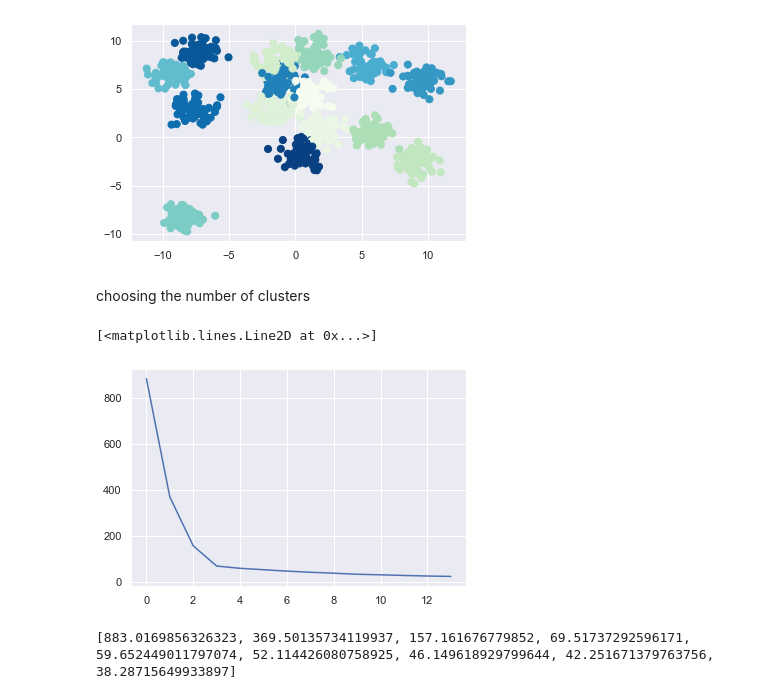
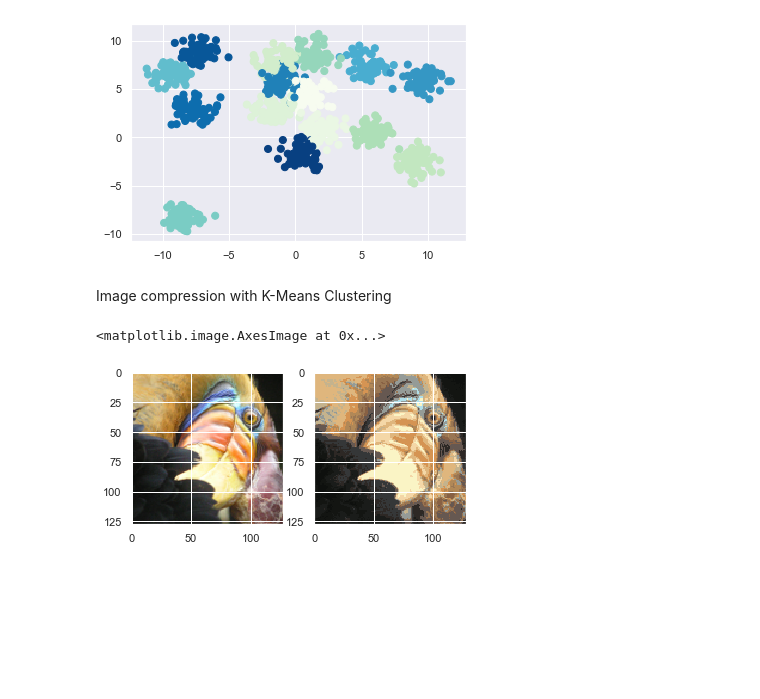
Before and after one commit to linearsachin/ml, a Jupyter notebook: kmeans.ipynb, the cells around one changed output. Cells and saved outputs as stored; diff of their text form; code cells hidden in the pictures; blank space fills up the shorter version.

```diff
--- a/kmeans.ipynb
+++ b/kmeans.ipynb
@@ -107,5 +104,3 @@ plt.scatter(X[:, 0], X[:, 1], s=50,c=y, cmap='GnBu');
 plt.show()
 # %% [output]
 [figure]
-# %% [markdown]
-choosing the number of clusters
@@ -115,14 +107,23 @@ X, y = make_blobs(n_samples=100, centers=4,random_state=0, cluster_std=0.6)
-# %%
-j_cost=[]
-for i in range(1,15):
-    centroids,clusterassgn,costfunc = kmean(X,i,1000)
-    j_cost.append(costfunc)
-# %%
-plt.plot(np.arange(len(j_cost)),j_cost)
-# %% [output]
-[<matplotlib.lines.Line2D at 0x...>]
-[figure, removed]
-# %%
-print(j_cost)
-# %% [output]
-[883.0169856326323, 369.50135734119937, 157.161676779852, 69.51737292596171, 59.652449011797074, 52.114426080758925, 46.149618929799644, 42.251671379763756, 38.28715649933897]
+# %% [markdown]
+Image compression with K-Means Clustering
+# %%
+image_mat = loadmat("bird_small.mat")
+A = image_mat["A"]
+
+image = (A/255).reshape(128*128,3)
+K = 16
+num_iters = 10
+centroids2,cluster,cost=kmean(image, K, num_iters)
+# %%
+m2,n2 = A.shape[0],A.shape[1]
+image_recovered = image.copy()
+for i in range(K):
+    image_recovered[(cluster==i).ravel(),:] = centroids2[i]
+# %%
+import matplotlib.image as mpimg
+fig, ax = plt.subplots(1,2)
+ax[0].imshow(image.reshape(128,128,3))
+ax[1].imshow(image_recovered.reshape(128,128,3))
+# %% [output]
+<matplotlib.image.AxesImage at 0x...>
+[figure, added]
```
Also changed, not shown: parts of 10 cells of this notebook.
